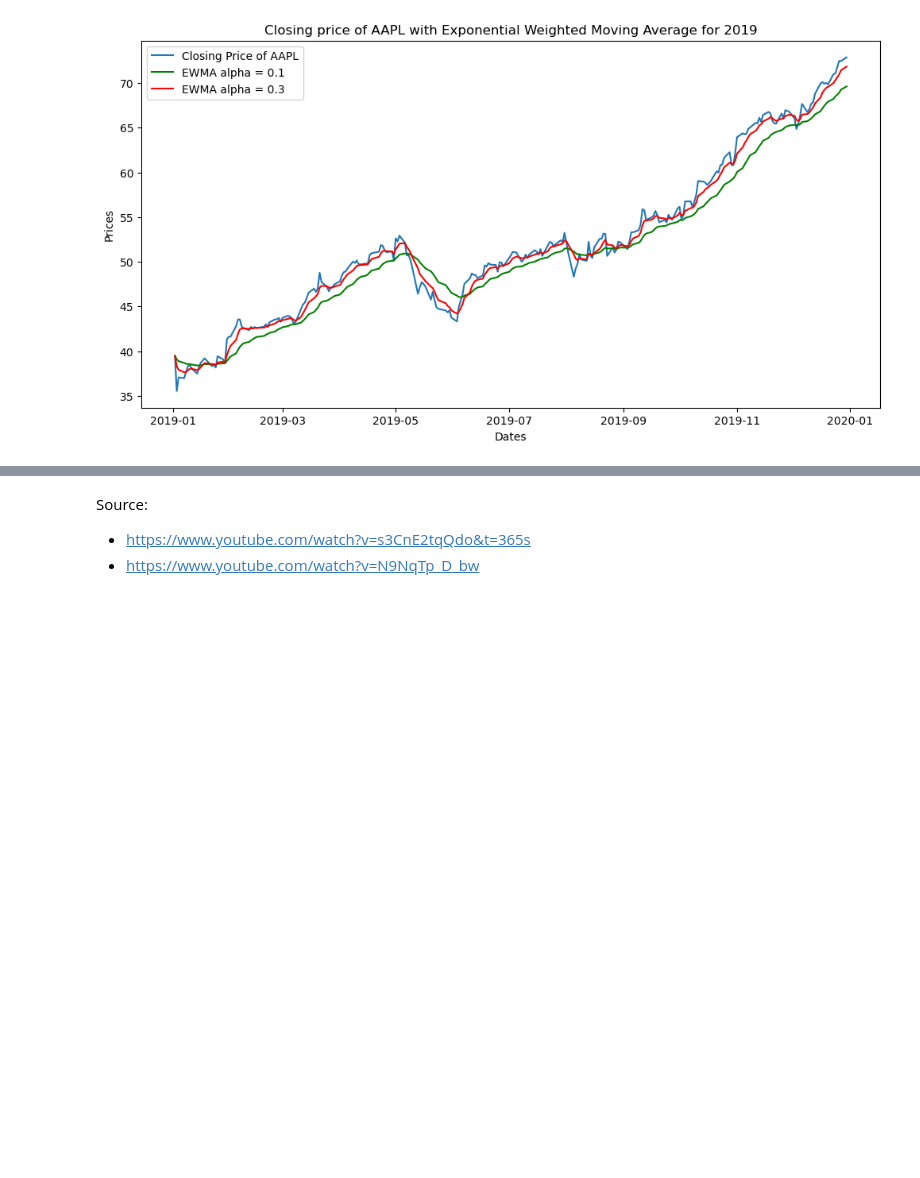
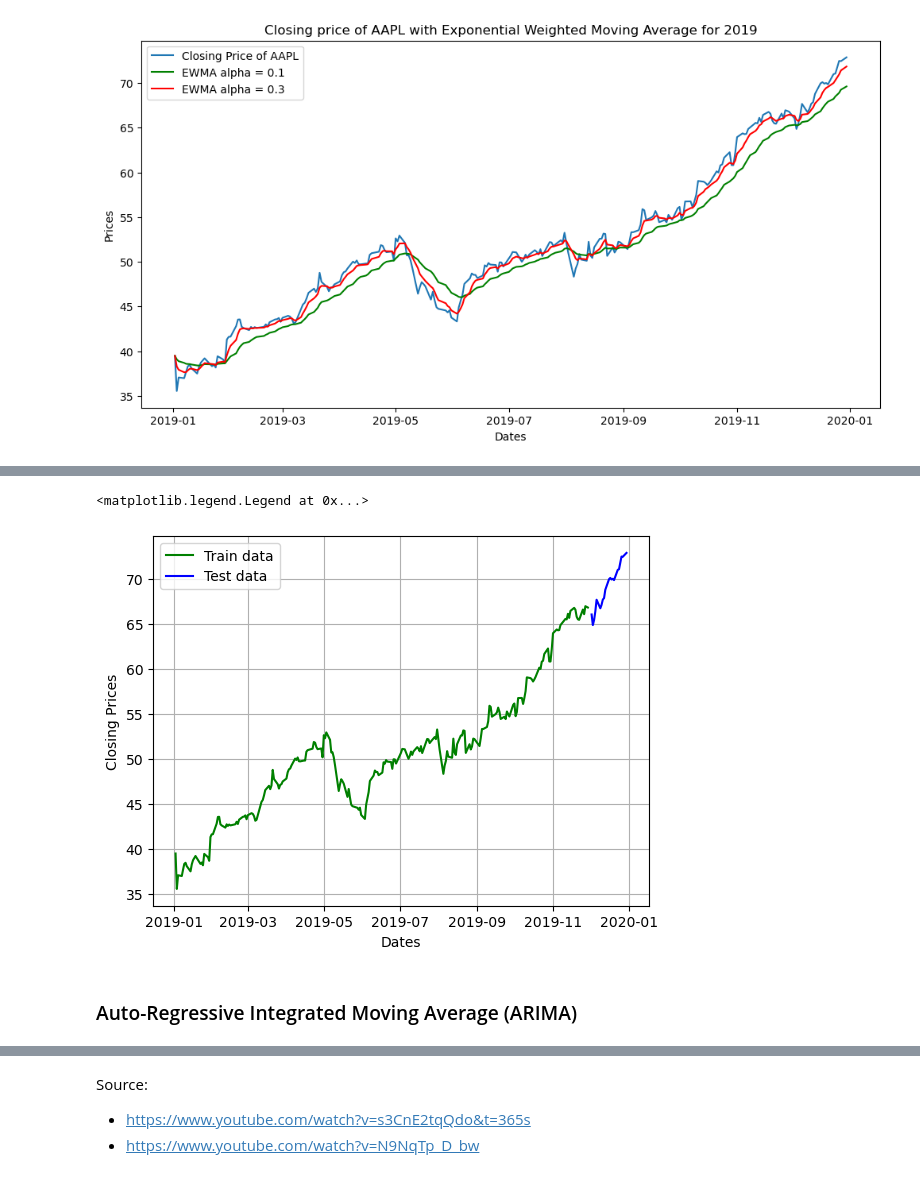
Before and after one commit to sohamthirty/Stock-Price-Prediction-with-Sentiment-Analysis, a Jupyter notebook: Stock_Price_Scraping_EDA.ipynb, the cells around one changed output, grey strips where cells are left out. Cells and saved outputs as stored; diff of their text form; code cells hidden in the pictures; blank space fills up the shorter version.

```diff
--- a/Stock_Price_Scraping_EDA.ipynb
+++ b/Stock_Price_Scraping_EDA.ipynb
@@ -255,0 +354,12 @@ plt.legend()
+# %%
+plt.grid(True)
+plt.xlabel('Dates')
+plt.ylabel('Closing Prices')
+plt.plot(train_data.Close, 'green', label='Train data')
+plt.plot(test_data.Close, 'blue', label='Test data')
+plt.legend()
+# %% [output]
+<matplotlib.legend.Legend at 0x...>
+[figure, added]
+# %% [markdown]
+### Auto-Regressive Integrated Moving Average (ARIMA)
```
Also changed, not shown: parts of 30 cells of this notebook.
